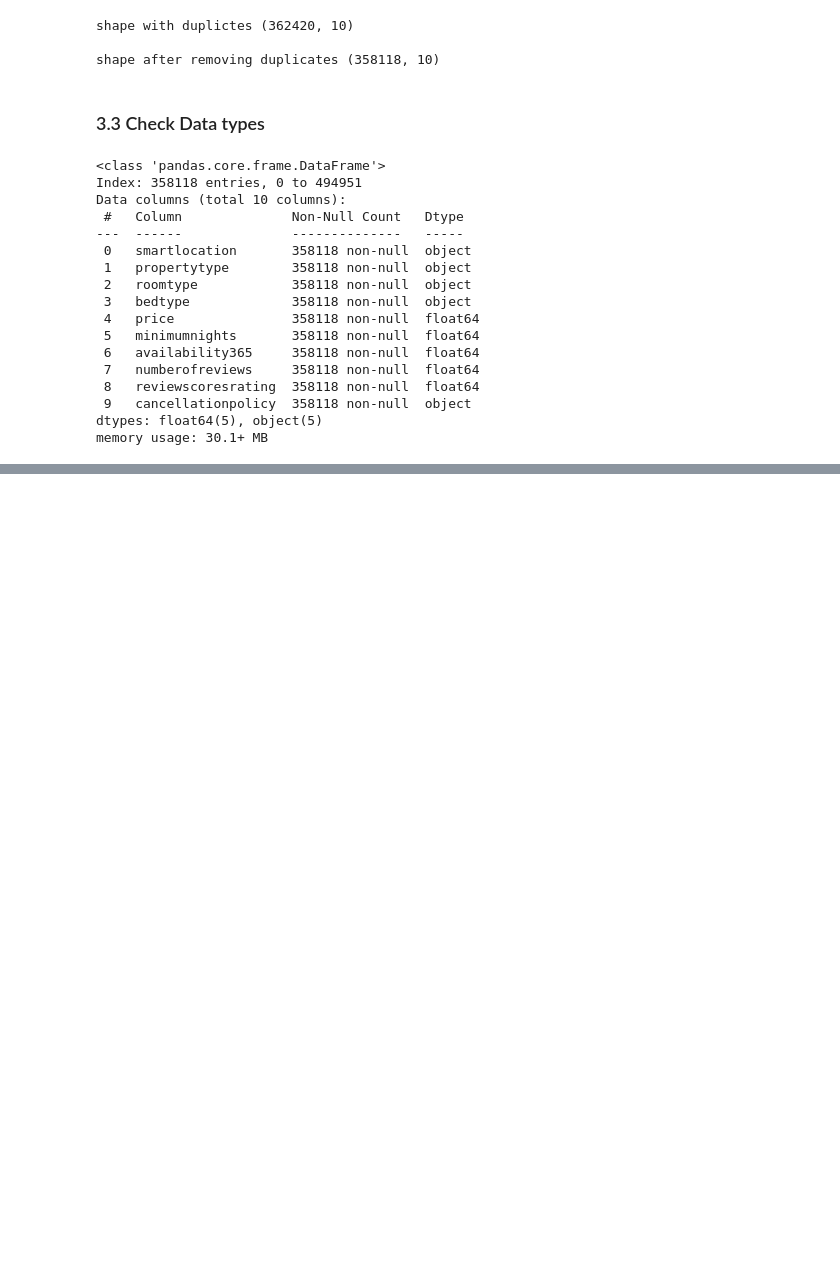
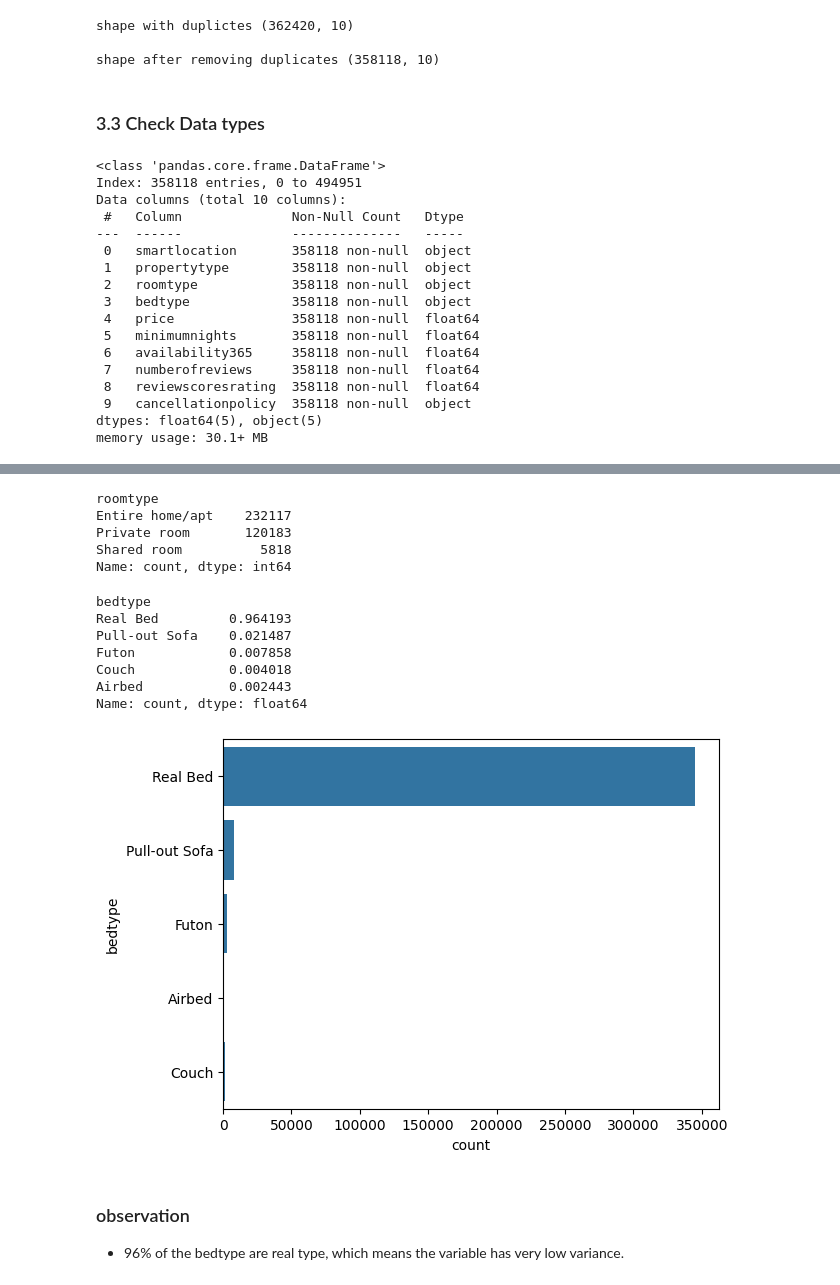
Before and after one commit to SinghJagpreet096/AirBnbPricePridiction, a Jupyter notebook: notebook/EDA.ipynb, the cells around one changed output, grey strips where cells are left out. Cells and saved outputs as stored; diff of their text form; code cells hidden in the pictures; blank space fills up the shorter version.

```diff
--- a/notebook/EDA.ipynb
+++ b/notebook/EDA.ipynb
@@ -141,0 +288,23 @@ memory usage: 30.1+ MB
+# %%
+df['roomtype'].value_counts()
+# %% [output]
+roomtype
+Entire home/apt    232117
+Private room       120183
+Shared room          5818
+Name: count, dtype: int64
+# %%
+sns.countplot(df.bedtype)
+print(df.bedtype.value_counts()/df.shape[0])
+# %% [output]
+bedtype
+Real Bed         0.964193
+Pull-out Sofa    0.021487
+Futon            0.007858
+Couch            0.004018
+Airbed           0.002443
+Name: count, dtype: float64
+[figure, added]
+# %% [markdown]
+### observation
+- 96% of the bedtype are real type, which means the variable has very low variance.
```
Also changed, not shown: parts of 28 cells of this notebook.
